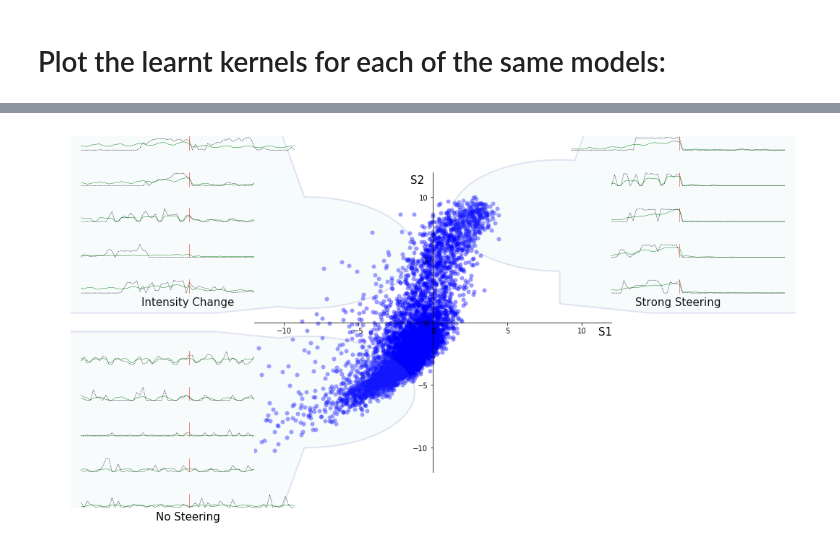
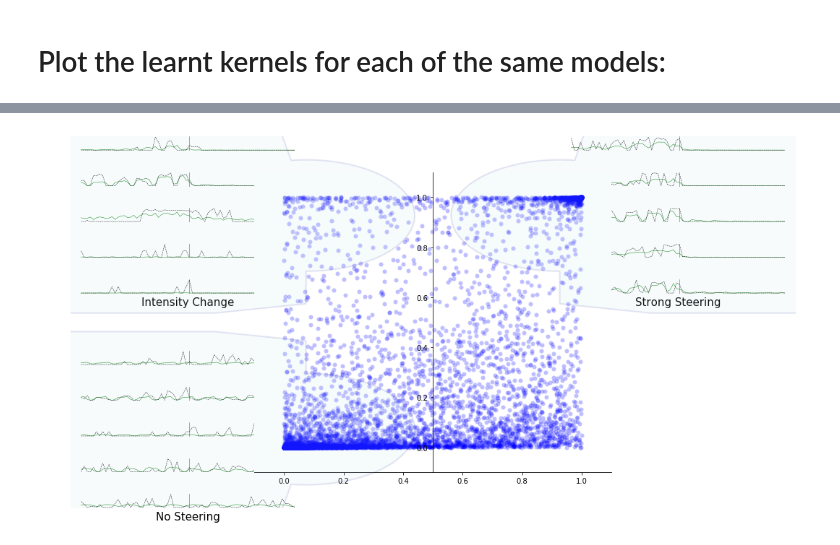
Before and after one commit to NickHoernle/incentive_design, a Jupyter notebook: notebooks/model_count_data_2019-12.ipynb, the cells around one changed output, grey strips where cells are left out. Saved outputs shown, nothing was run; the diff lists cells and outputs as text; code cells hidden in the pictures.

```diff
--- a/notebooks/model_count_data_2019-12.ipynb
+++ b/notebooks/model_count_data_2019-12.ipynb
@@ -251,0 +338,2 @@ plt.show()
+# %%
+sigmoid = lambda x: np.exp(x)/(1+np.exp(x))
@@ -257,8 +383,11 @@ i = 0
 top_right, top_left, bottom_right, bottom_left = [], [], [], []
 top_left_s, top_right_s, bottom_right_s, bottom_left_s = [], [], [], []
 
-for j in range(len(latent_dim)):
-    if (w1*latent_dim[j] > 2 and w2*latent_dim2[j] > 2):
+to_plot = list(range(len(latent_dim)))
+to_plot = np.random.choice(to_plot, size=len(to_plot), replace=False)
+
+for j in to_plot:
+    if (s1_s2[j] == 1):
 
         if i > 4:
             continue
@@ -268,6 +397,7 @@ for j in range(len(latent_dim)):
 
         plt.figure(figsize=(15,2))
         plt.plot(recons[j], label='predicted count')
+        plt.plot(base_recon[j], ls='--', label='base predicted count')
 
         # plt.plot(kern1[j], c='black', ls='--', alpha=.5)
         # plt.plot(kern2[j], c='green', ls='--', alpha=.5)
@@ -289,12 +451,14 @@ for j in range(len(latent_dim)):
 # %%
 i = 0
 for j in range(len(latent_dim)):
-    if (w1*latent_dim[j] < -2 and w2*latent_dim2[j] < -2):
+    if (center[j] == 1):
 
-        bottom_left.append((recons[j], x_outs[j]))
+        top_left.append((recons[j], x_outs[j]))
 
         plt.figure(figsize=(15,2))
         plt.plot(recons[j], label='predicted count')
+        plt.plot(base_recon[j], ls='--', label='base predicted count')
+
         # plt.plot(kern1[j], c='black', ls='--', alpha=.5)
         # plt.plot(kern2[j], c='green', ls='--', alpha=.5)
         plt.plot(x_outs[j], label='true count')
@@ -426,0 +697,3 @@ Bottom Left 2160 0.36
+# %%
+x_ins = np.array(x_ins)
+x_ins.shape
@@ -449,9 +755,9 @@ def get_polygons():
         Polygon([[-t1,  t2],[-t1,  t3],[-t4,  t6],[-t6,  t6],[-t6, t5],[-t4, t5]])
     ] + [
         Point((t1), t3-(t3-t2)/2+offset).buffer(.3),
-        Point((-t1), t3-(t3-t2)/2).buffer(.3),
+        Point((-t1), t3-(t3-t2)/2+offset).buffer(.3),
 #         Point((t1), -(t3-(t3-t2)/2)).buffer(.3),
-        Point(-(t1), -(t3-(t3-t2)/2)).buffer(.3)
+        Point(-(t1), -(t3-(t3-t2)/2)-offset).buffer(.3)
     ]
     return cascaded_union(p)
 
@@ -489,22 +795,26 @@ for i in range(5):
 #     bottom_right_axes.append(ax)
 
 center_ax = fig3.add_subplot(gs[1:-1, 3:-3])
-center_ax.scatter(w1*np.array(latent_dim), w2*np.array(latent_dim2), alpha=.4, color='blue', lw=0)
+
+sigmoid = lambda x: np.exp(x)/(1+ np.exp(x))
+
+center_ax.scatter(sigmoid(w1*np.array(latent_dim)),
+                  sigmoid(w2*np.array(latent_dim2)), alpha=.25, color='blue', lw=0)
 # center_ax.axvline(0, ymin=0.05, ymax=.95, c='black')
 # center_ax.axhline(0, xmin=0.05, xmax=.95, c='black')
-center_ax.set_xlim([-12,12])
-center_ax.set_ylim([-12,12])
+center_ax.set_xlim([-.1,1.1])
+center_ax.set_ylim([-.1,1.1])
 
 # Move left y-axis and bottim x-axis to centre, passing through (0,0)
 center_ax.spines['left'].set_position('center')
-center_ax.spines['bottom'].set_position('center')
+# center_ax.spines['bottom'].set_position('center')
 
 # Eliminate upper and right axes
 center_ax.spines['right'].set_color('none')
 center_ax.spines['top'].set_color('none')
 
 # Show ticks in the left and lower axes only
-center_ax.xaxis.set_ticks_position('bottom')
+# center_ax.xaxis.set_ticks_position('bottom')
 center_ax.yaxis.set_ticks_position('left')
 
 tot_ax = fig3.add_subplot(gs[:,:])
@@ -524,40 +834,43 @@ for ax in all_ax:
     ax.axes.get_yaxis().set_visible(False)
     ax.axes.set_xticks([])
 
+    for axis in ['top','bottom','left','right']:
+        ax.spines[axis].set_linewidth(0.5)
+
 
 # # left axes
 # for ax in (top_left_axes + bottom_left_axes):
-# #     ax.axes.get_yaxis().set_visible(False)
+#     ax.axes.get_yaxis().set_visible(False)
 #     ax.axes.set_xticks([])
 # #     ax.yaxis.tick_right()
 #     pass
 
 # # right axes
 # for ax in (top_right_axes + bottom_right_axes):
 #     ax.axes.set_xticks([])
 #     ax.yaxis.tick_right()
 #     pass
 
 # # top axes
 # for ax in (top_left_axes + top_right_axes):
 #     ax.set_ylim([-1,40])
 #     pass
 
 # # bottom axes
 # for ax in (bottom_right_axes + bottom_left_axes):
 #     ax.set_ylim([-1,10])
 #     pass
 
 # add labels
 top_right_axes[-1].set_xlabel('Strong Steering', fontsize=15)
 # bottom_right_axes[-1].set_xlabel('Rate Change', fontsize=15)
 top_left_axes[-1].set_xlabel('Intensity Change', fontsize=15)
 bottom_left_axes[-1].set_xlabel('No Steering', fontsize=15)
 
-center_ax.annotate('S2', xy=(-.1, 11.1), xytext=(-1.5, 11.1), arrowprops=None, fontsize=15)
-center_ax.annotate('S1', xy=(11.1, -.1), xytext=(11.1, -1), arrowprops=None, fontsize=15)
+# center_ax.annotate('S2', xy=(-.1, 11.1), xytext=(-1.5, 11.1), arrowprops=None, fontsize=15)
+# center_ax.annotate('S1', xy=(11.1, -.1), xytext=(11.1, -1), arrowprops=None, fontsize=15)
 
 fig3.tight_layout()
 plt.show()
 # %% [output]
-[figure, old version]
+[figure, new version]
```
Also changed, not shown: parts of 66 cells of this notebook, 4 other files.
